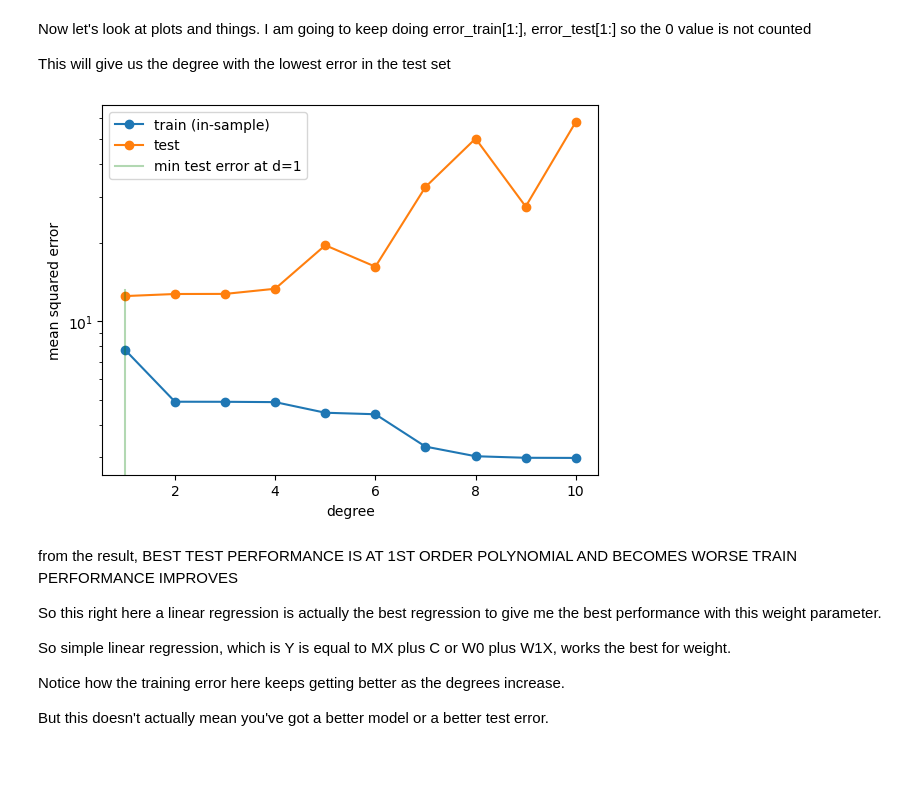
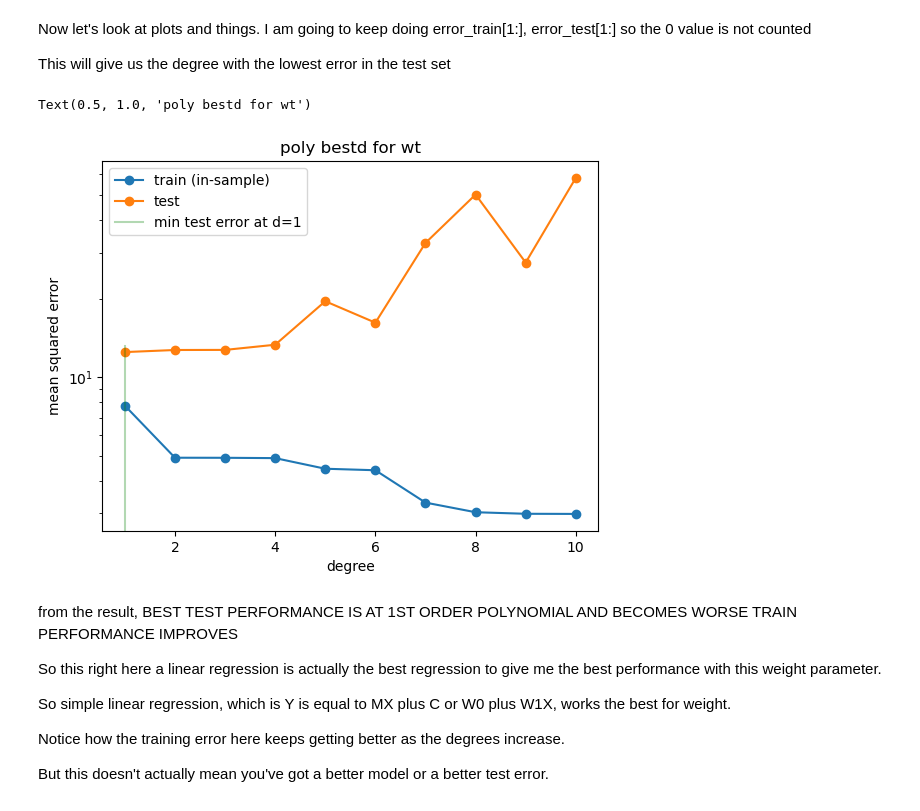
Before and after one commit to nurbujang/mlnotes, a Jupyter notebook: 2ValidationNotebook/ValidationNotebook/s2Validation Lab.ipynb, the cells around one changed output. Saved outputs shown, nothing was run; the diff lists cells and outputs as text; code cells hidden in the pictures; blank space fills up the shorter version.

```diff
--- a/2ValidationNotebook/ValidationNotebook/s2Validation Lab.ipynb
+++ b/2ValidationNotebook/ValidationNotebook/s2Validation Lab.ipynb
@@ -421,3 +420,19 @@ X_test = allX_test[["wt"]]
+# %%
+import numpy as np
+import matplotlib.pyplot as plt
+import pandas as pd
+
+dfcars=pd.read_csv("mtcars.csv")
+dfcars=dfcars.rename(columns={"Unnamed: 0":"name"})
+
+y = dfcars['mpg']
+allX = dfcars.iloc[:, 2:]
+
+from sklearn.model_selection import train_test_split
+allX_train, allX_test, y_train, y_test = train_test_split(allX, y, test_size=0.2, random_state=42)
+
+X_train = allX_train[["wt"]]
+X_test = allX_test[["wt"]]
 # %% [markdown]
 Let's try it with PolynomialFeatures(2) # squared is quadratic polynomial
 # %%
@@ -482,13 +497,15 @@ bestd = np.argmin(error_test[1:])+1
 # %%
 plt.plot(degrees[1:], error_train[1:], marker='o', label='train (in-sample)')
 plt.plot(degrees[1:], error_test[1:], marker='o', label='test')
 plt.axvline(bestd, 0,0.5, color='g', label="min test error at d=%d"%bestd, alpha=0.3)
 plt.ylabel('mean squared error')
 plt.xlabel('degree')
 plt.legend(loc='upper left')
 plt.yscale("log")
+plt.title("poly bestd for wt")
 # %% [output]
+Text(0.5, 1.0, 'poly bestd for wt')
-[figure, old version]
+[figure, new version]
 # %% [markdown]
 from the result, BEST TEST PERFORMANCE IS AT 1ST ORDER POLYNOMIAL AND BECOMES WORSE
 TRAIN PERFORMANCE IMPROVES
```
Also changed, not shown: parts of 34 cells of this notebook, 1 other file.
